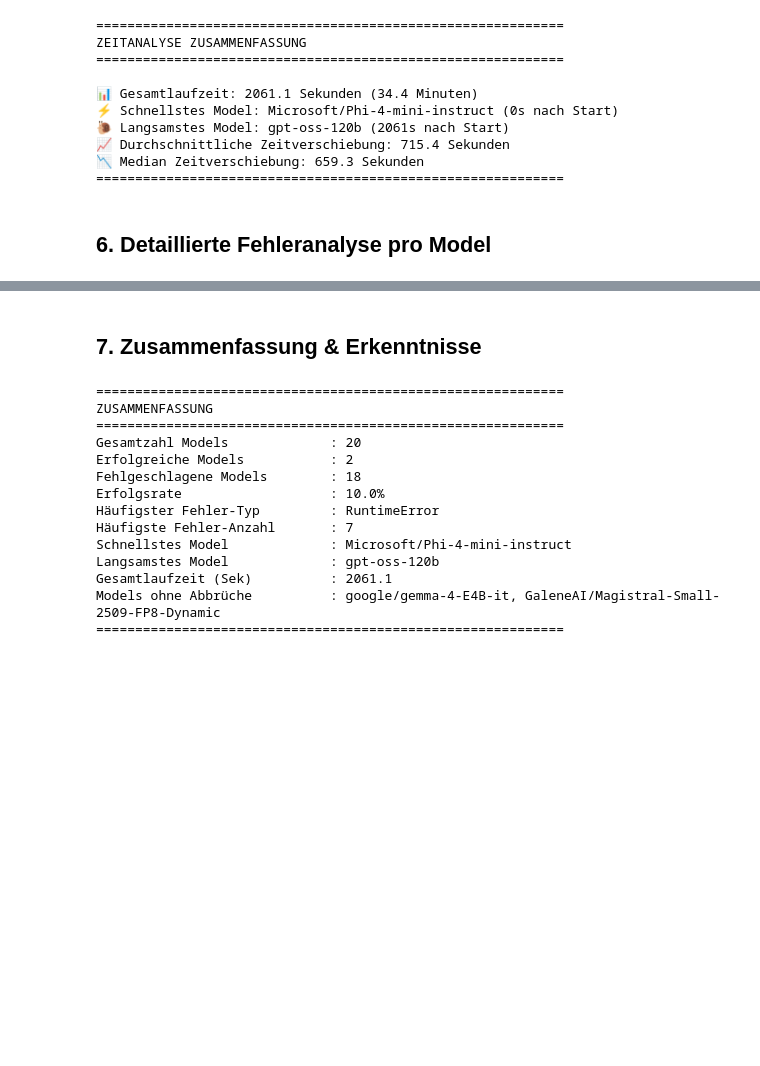
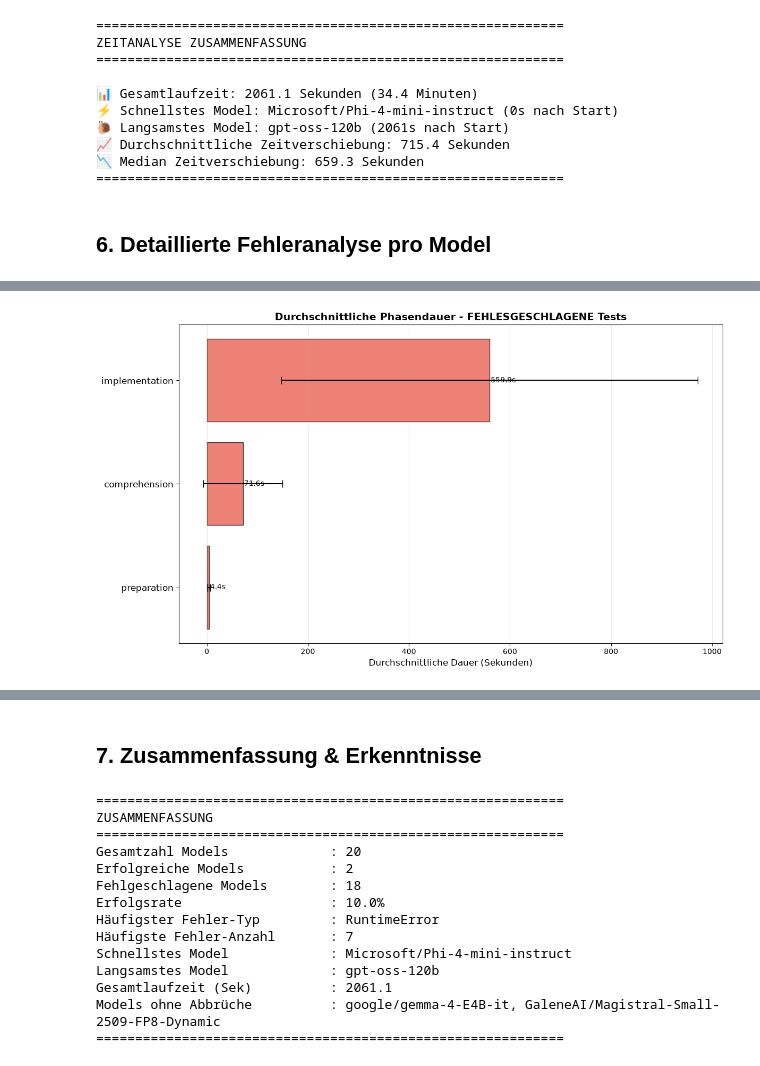
Before and after one commit to BequemeDecke/MDEAgent, a Jupyter notebook: notebooks/benchmark.ipynb, the cells around one changed output, grey strips where cells are left out. Drawn from its saved outputs; the diff is of its cells as text; code cells hidden in the pictures; blank space fills up the shorter version.

Commit message:
Add LangFuse data enrichment to analyze the duration of the phases

```diff
--- a/notebooks/benchmark.ipynb
+++ b/notebooks/benchmark.ipynb
@@ -341,13 +369,13 @@ axes[1].barh(range(len(df_sorted)), df_sorted['time_diff_seconds'], color=colors
 axes[1].set_yticks(range(len(df_sorted)))
 axes[1].set_yticklabels([m.replace('/', '-')[:30] for m in df_sorted['model_id']], fontsize=8)
 axes[1].set_xlabel('Zeit seit Benchmark-Start (Sekunden)', fontsize=11)
-axes[1].set_title('Zeitverschiebung pro Model (früher → später)', fontsize=14, weight='bold')
+axes[1].set_title('Zeitverschiebung pro Model (fr\u00fcher \u2192 sp\u00e4ter)', fontsize=14, weight='bold')
 
 for i, time in enumerate(df_sorted['time_diff_seconds']):
     axes[1].text(time + 5, i, f'{time:.0f}s', va='center', fontsize=8)
 
 plt.tight_layout()
-plt.savefig(BENCHMARK_OUTPUT_DIR / 'benchmark_timing.png', dpi=150, bbox_inches='tight')
+plt.savefig(OUTPUT_DIR / 'benchmark_timing.png', dpi=150, bbox_inches='tight')
 plt.show()
 # %% [output]
 [figure]
@@ -452,0 +466,15 @@ Passing `palette` without assigning `hue` is deprecated and will be removed in v
+# %%
+from dotenv import load_dotenv
+from langfuse import Langfuse
+
+# LangFuse verbinden
+load_dotenv()
+
+langfuse_client = Langfuse(
+    public_key=os.environ['LANGFUSE_PUBLIC_KEY'],
+    secret_key=os.environ['LANGFUSE_SECRET_KEY'],
+    host=os.environ.get('LANGFUSE_BASE_URL', 'http://localhost:3000'),
+)
+
+print('LangFuse verbunden \u2713')
+print(f'Host: {os.environ.get("LANGFUSE_BASE_URL", "http://localhost:3000")}')
@@ -452,0 +614,35 @@ Passing `palette` without assigning `hue` is deprecated and will be removed in v
+# %%
+if len(df_phases) > 0:
+    # Grafik 1: Durchschnittliche Phasendauer für FEHLGESCHLAGENE Tests
+    fig, ax = plt.subplots(figsize=(12, 7))
+
+    failed_data = avg_phases[avg_phases['success'] == False].sort_values('avg_latency', ascending=True)
+
+    colors_failed = ['#e74c3c' for _ in failed_data]
+    ax.barh(
+        range(len(failed_data)),
+        failed_data['avg_latency'],
+        xerr=failed_data['std_latency'],
+        capsize=5,
+        color=colors_failed,
+        alpha=0.7,
+        edgecolor='black',
+    )
+
+    ax.set_yticks(range(len(failed_data)))
+    ax.set_yticklabels(failed_data['phase'], fontsize=12)
+    ax.set_xlabel('Durchschnittliche Dauer (Sekunden)', fontsize=12)
+    ax.set_title('Durchschnittliche Phasendauer - FEHLESGESCHLAGENE Tests', fontsize=14, weight='bold')
+    ax.grid(True, axis='x', alpha=0.3)
+
+    # Werte hinzufügen
+    for i, (_, row) in enumerate(failed_data.iterrows()):
+        ax.text(row['avg_latency'] + 2, i, f"{row['avg_latency']:.1f}s", va='center', fontsize=10)
+
+    plt.tight_layout()
+    plt.savefig(OUTPUT_DIR / 'benchmark_phase_timing_failed.png', dpi=150, bbox_inches='tight')
+    plt.show()
+else:
+    print('Keine Phasen-Daten verfügbar.')
+# %% [output]
+[figure, added]
```
Also changed, not shown: parts of 20 cells of this notebook.
